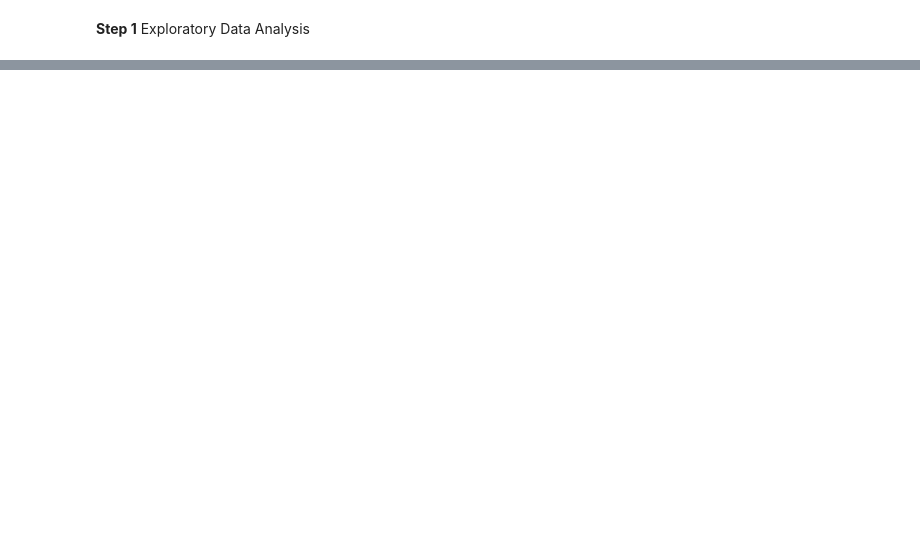
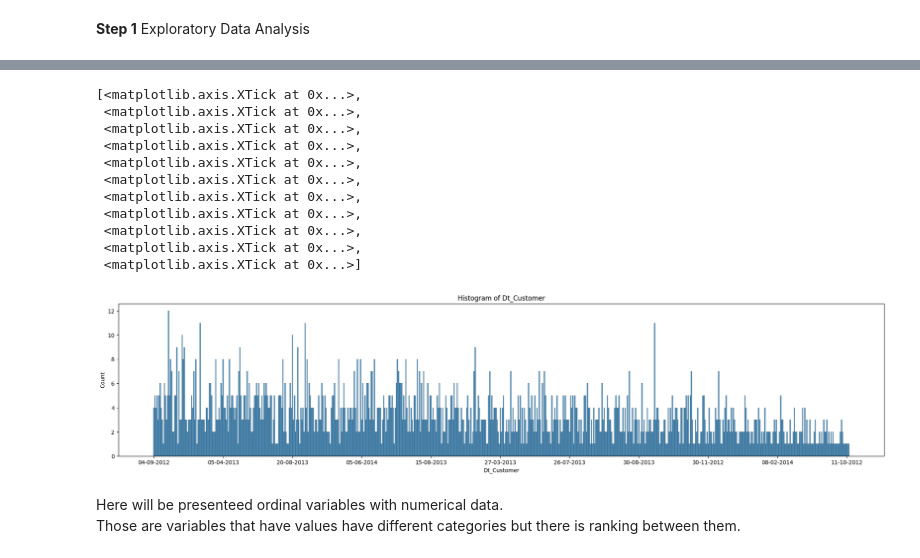
Before and after one commit to dalimvc/DS-Mini-project, a Jupyter notebook: miniProjectAssignmentDaliborMirkovic.ipynb, the cells around one changed output, grey strips where cells are left out. Drawn from its saved outputs; the diff is of its cells as text; code cells hidden in the pictures; blank space fills up the shorter version.

```diff
--- a/miniProjectAssignmentDaliborMirkovic.ipynb
+++ b/miniProjectAssignmentDaliborMirkovic.ipynb
@@ -88,0 +102,5 @@ max                  NaN           NaN      NaN
+# %%
+print(df.Z_CostContact.unique())
+print(df.Z_Revenue.unique())
+
+df.drop(['Z_CostContact', 'Z_Revenue'], axis=1, inplace=True)
@@ -88,0 +110,26 @@ max                  NaN           NaN      NaN
+# %%
+df.rename(columns={'Year_Birth': 'Year_of_birth'}, inplace=True)
+df.rename(columns={'Recency': 'Last_purchase'}, inplace=True)
+df.rename(columns={'MntWines': 'Amount_wines'}, inplace=True)
+df.rename(columns={'MntFruits': 'Amount_fruits'}, inplace=True)
+df.rename(columns={'MntMeatProducts': 'Amount_meat'}, inplace=True)
+df.rename(columns={'MntFishProducts': 'Amount_fish'}, inplace=True)
+df.rename(columns={'MntSweetProducts': 'Amount_sweets'}, inplace=True)
+df.rename(columns={'MntGoldProds': 'Amount_gold'}, inplace=True)
+df.rename(columns={'Kidhome': 'Kids_at_home'}, inplace=True)
+df.rename(columns={'Teenhome': 'Teens_at_home'}, inplace=True)
+df.rename(columns={'NumDealsPurchases': 'Discount_purchases'}, inplace=True)
+df.rename(columns={'NumWebPurchases': 'Web_purchases'}, inplace=True)
+df.rename(columns={'NumCatalogPurchases': 'Catalog_purchases'}, inplace=True)
+df.rename(columns={'NumStorePurchases': 'Store_purchases'}, inplace=True)
+df.rename(columns={'NumWebVisitsMonth': 'Website_visits'}, inplace=True)
+df.rename(columns={'Dt_Customer': 'Enrollment_date'}, inplace=True)
+df.rename(columns={'AcceptedCmp3': 'Offer_campain_3'}, inplace=True)
+df.rename(columns={'AcceptedCmp4': 'Offer_campain_4'}, inplace=True)
+df.rename(columns={'AcceptedCmp5': 'Offer_campain_5'}, inplace=True)
+df.rename(columns={'AcceptedCmp1': 'Offer_campain_1'}, inplace=True)
+df.rename(columns={'AcceptedCmp2': 'Offer_campain_2'}, inplace=True)
+df.rename(columns={'Response': 'Last_campain'}, inplace=True)
+
+
+df.columns
@@ -106,0 +222,21 @@ plt.show()
+# %%
+plt.figure(figsize=(25, 5))
+dtGraf = sns.histplot(df["Dt_Customer"])
+dtGraf.set_title("Histogram of Dt_Customer")
+dtGraf.set_xticks(dtGraf.get_xticks()[::len(dtGraf.get_xticks()) // 10])
+# %% [output]
+[<matplotlib.axis.XTick at 0x...>,
+ <matplotlib.axis.XTick at 0x...>,
+ <matplotlib.axis.XTick at 0x...>,
+ <matplotlib.axis.XTick at 0x...>,
+ <matplotlib.axis.XTick at 0x...>,
+ <matplotlib.axis.XTick at 0x...>,
+ <matplotlib.axis.XTick at 0x...>,
+ <matplotlib.axis.XTick at 0x...>,
+ <matplotlib.axis.XTick at 0x...>,
+ <matplotlib.axis.XTick at 0x...>,
+ <matplotlib.axis.XTick at 0x...>]
+[figure, added]
+# %% [markdown]
+Here will be presenteed ordinal variables with numerical data. <br>
+Those are variables that have values have different categories but there is ranking between them.
```
Also changed, not shown: parts of 20 cells of this notebook, 1 other file.
